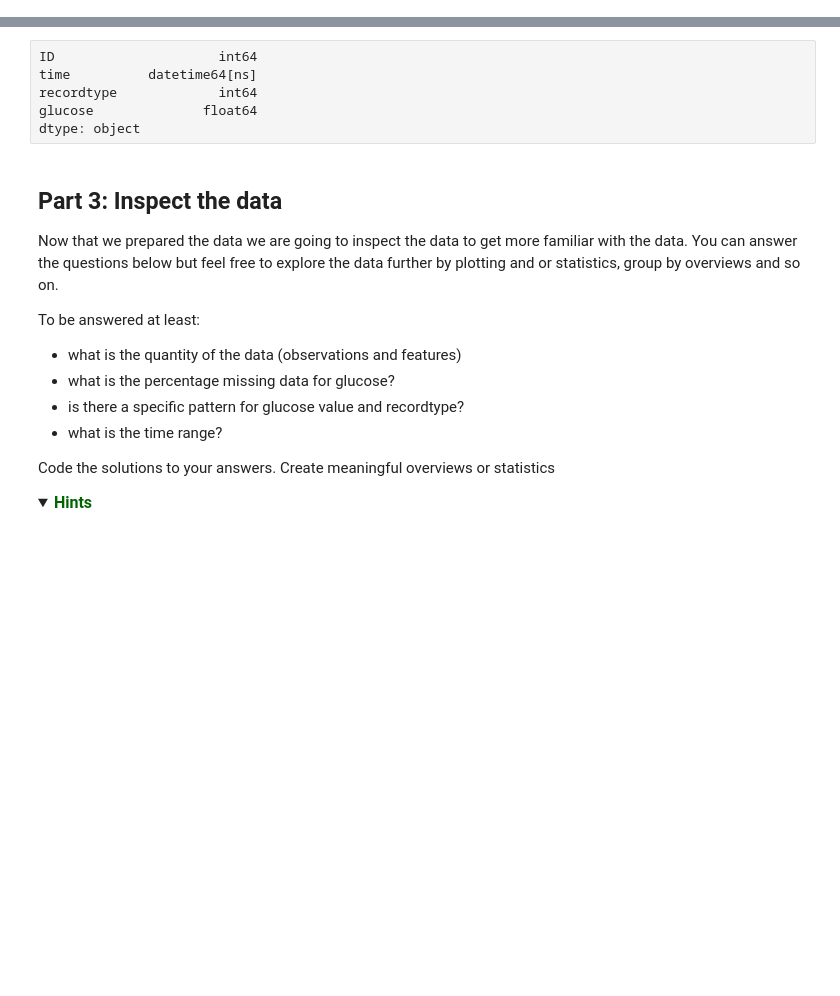
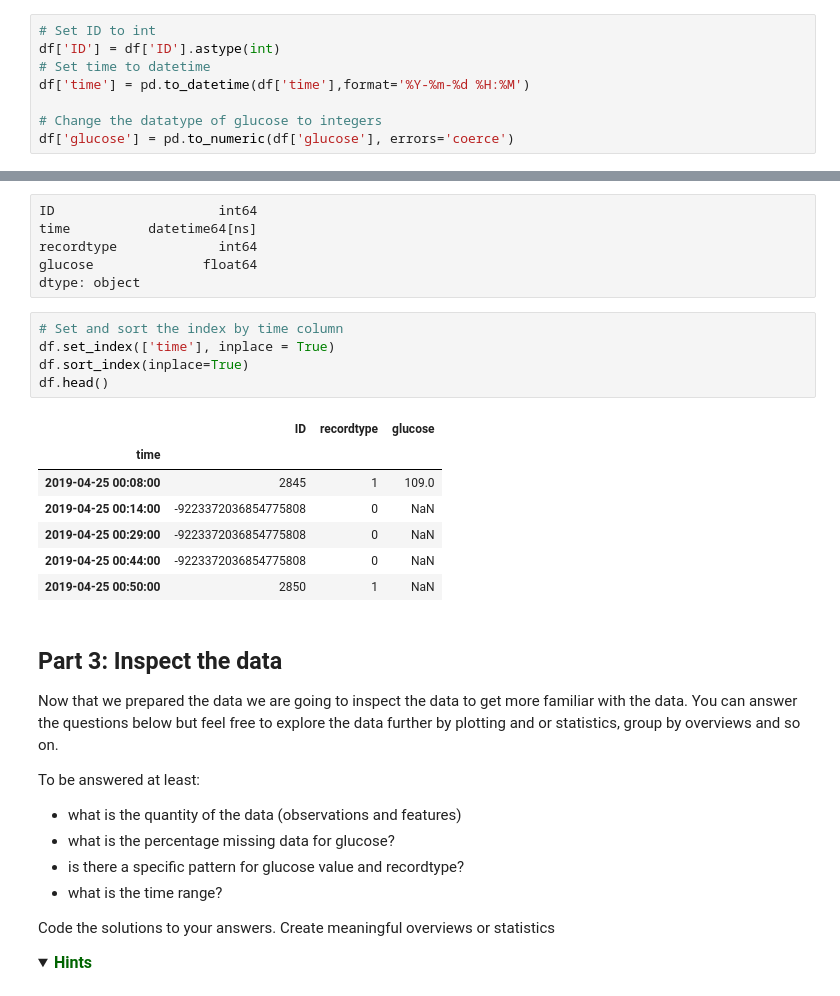
Before and after one commit to ExquizeNyx/BFVM22PROG1, a Jupyter notebook: assessments/Assignment_week_02.ipynb, the cells around one changed output, grey strips where cells are left out. Cells and saved outputs as stored; diff of their text form; folded sections open; blank space fills up the shorter version.

```diff
--- a/assessments/Assignment_week_02.ipynb
+++ b/assessments/Assignment_week_02.ipynb
@@ -113,0 +149,8 @@ Make sure that your dataset is sorted by the time column
+# %%
+# Set ID to int
+df['ID'] = df['ID'].astype(int)
+# Set time to datetime
+df['time'] = pd.to_datetime(df['time'],format='%Y-%m-%d %H:%M')
+
+# Change the datatype of glucose to integers
+df['glucose'] = pd.to_numeric(df['glucose'], errors='coerce')
@@ -119,6 +176,19 @@ time          datetime64[ns]
 recordtype             int64
 glucose              float64
 dtype: object
+# %%
+# Set and sort the index by time column
+df.set_index(['time'], inplace = True)
+df.sort_index(inplace=True)
+df.head()
+# %% [output]
+|  | ID | recordtype | glucose |
+| time |  |  |  |
+| 2019-04-25 00:08:00 | 2845 | 1 | 109.0 |
+| 2019-04-25 00:14:00 | -9223372036854775808 | 0 | NaN |
+| 2019-04-25 00:29:00 | -9223372036854775808 | 0 | NaN |
+| 2019-04-25 00:44:00 | -9223372036854775808 | 0 | NaN |
+| 2019-04-25 00:50:00 | 2850 | 1 | NaN |
 # %% [markdown]
 <a name='2'></a>
 ## Part 3: Inspect the data
```
Also changed, not shown: parts of 11 cells of this notebook, 1 other file.
